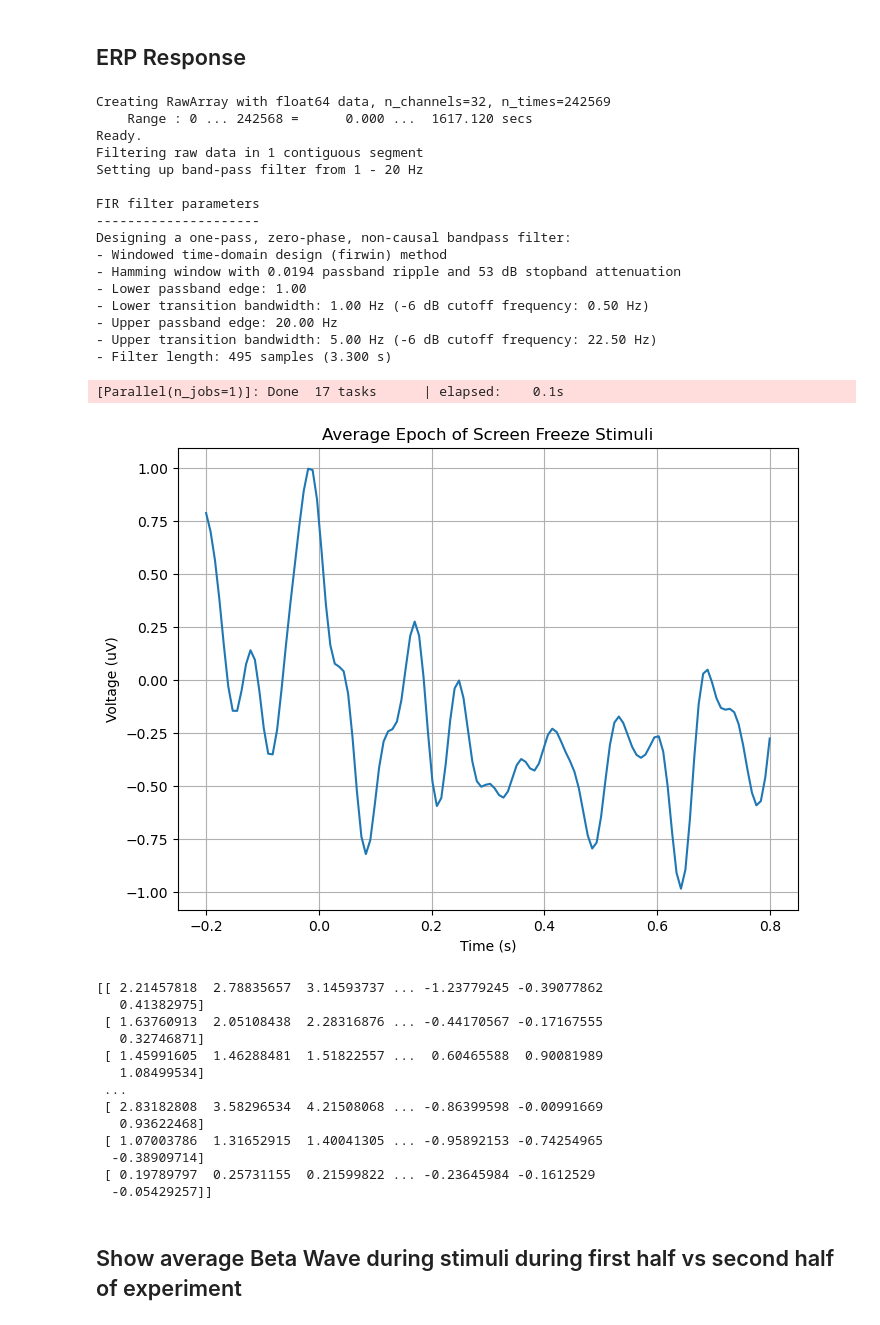
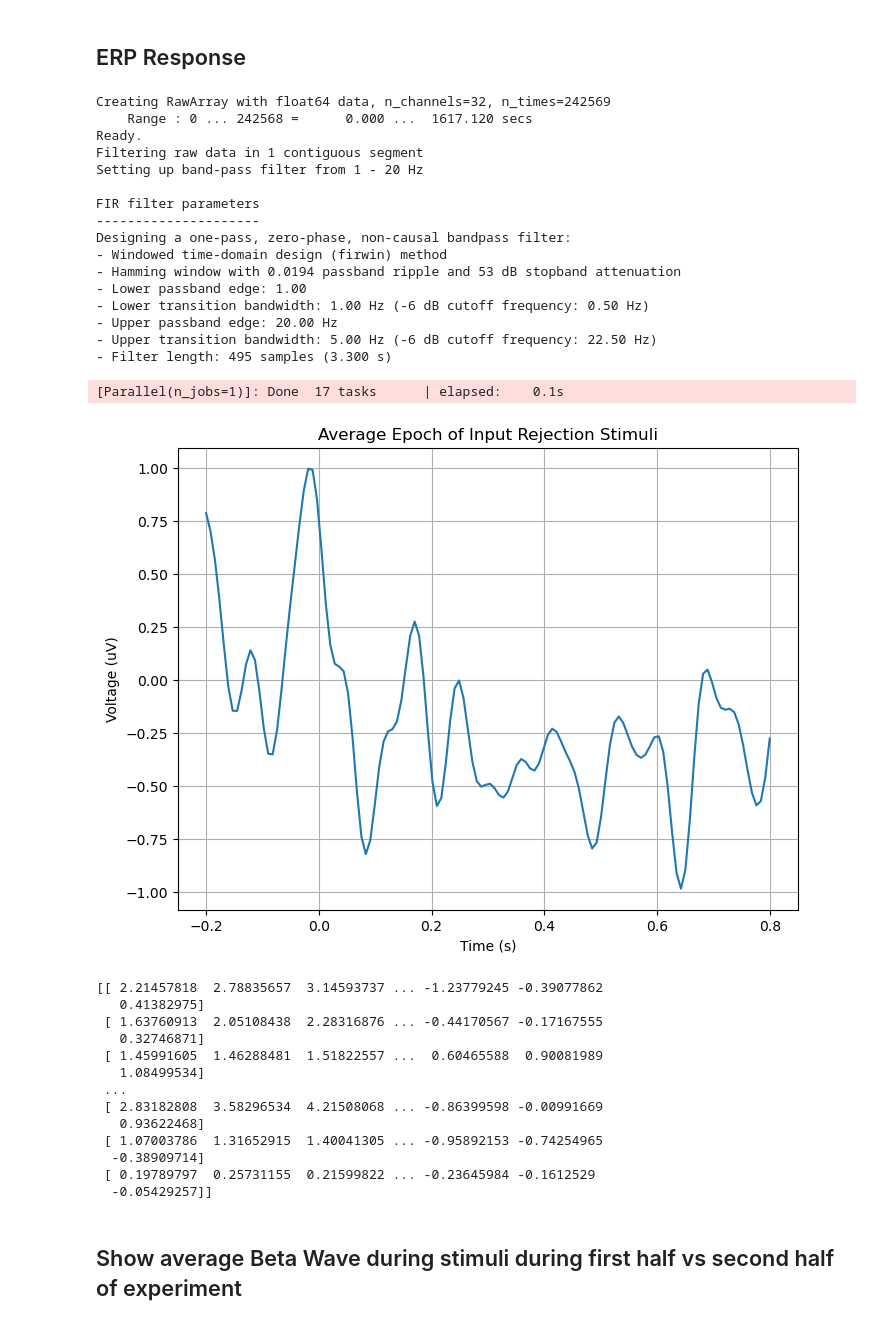
Before and after one commit to jeff-yc-wong/BCI_Project, a Jupyter notebook: eeg_analysis.ipynb, the cells around one changed output. Cells and saved outputs as stored; diff of their text form; code cells hidden in the pictures.

```diff
--- a/eeg_analysis.ipynb
+++ b/eeg_analysis.ipynb
@@ -235,7 +260,7 @@ for i, random_index in enumerate(random_indices):
     plt.plot(time_points, random_event_eeg, label=f'Epoch {random_event_index + 1}')  # Use random_event_index for title and legend
     plt.xlabel('Time (s)')
     plt.ylabel('Voltage (uV)')
-    plt.title(f'Epoch {random_event_index + 1} of Input Freeze Stimuli')  # Title with index from event_indices
+    plt.title(f'Epoch {random_event_index + 1} of Input Rejection Stimuli')  # Title with index from event_indices
     plt.ylim(eeg_min, eeg_max)  # Set y-axis limits
     plt.legend()
     plt.grid(True)
@@ -332,35 +357,35 @@ average_epoch_eeg = np.mean(all_epochs_eeg, axis=0)
 # Calculate the time points for the ERP waveform
 time_points = np.linspace(-time_window_before, time_window_after, average_epoch_eeg.shape[1])
 
 # Plot the average epoch
 plt.figure(figsize=(8, 6))
 plt.plot(time_points, np.mean(average_epoch_eeg, axis=0))
 plt.xlabel('Time (s)')
 plt.ylabel('Voltage (uV)')
-plt.title('Average Epoch of Screen Freeze Stimuli')
+plt.title('Average Epoch of Input Rejection Stimuli')
 # plt.ylim(eeg_min, eeg_max)  # Set y-axis limits
 plt.grid(True)
 plt.show()
 print(average_epoch_eeg)
 # %% [output]
 Creating RawArray with float64 data, n_channels=32, n_times=242569
     Range : 0 ... 242568 =      0.000 ...  1617.120 secs
 Ready.
 Filtering raw data in 1 contiguous segment
 Setting up band-pass filter from 1 - 20 Hz
 
 FIR filter parameters
 ---------------------
 Designing a one-pass, zero-phase, non-causal bandpass filter:
 - Windowed time-domain design (firwin) method
 - Hamming window with 0.0194 passband ripple and 53 dB stopband attenuation
 - Lower passband edge: 1.00
 - Lower transition bandwidth: 1.00 Hz (-6 dB cutoff frequency: 0.50 Hz)
 - Upper passband edge: 20.00 Hz
 - Upper transition bandwidth: 5.00 Hz (-6 dB cutoff frequency: 22.50 Hz)
 - Filter length: 495 samples (3.300 s)
 [Parallel(n_jobs=1)]: Done  17 tasks      | elapsed:    0.1s
-[figure, old version]
+[figure, new version]
 [[ 2.21457818  2.78835657  3.14593737 ... -1.23779245 -0.39077862
    0.41382975]
  [ 1.63760913  2.05108438  2.28316876 ... -0.44170567 -0.17167555
```
Also changed, not shown: parts of 3 cells of this notebook.
